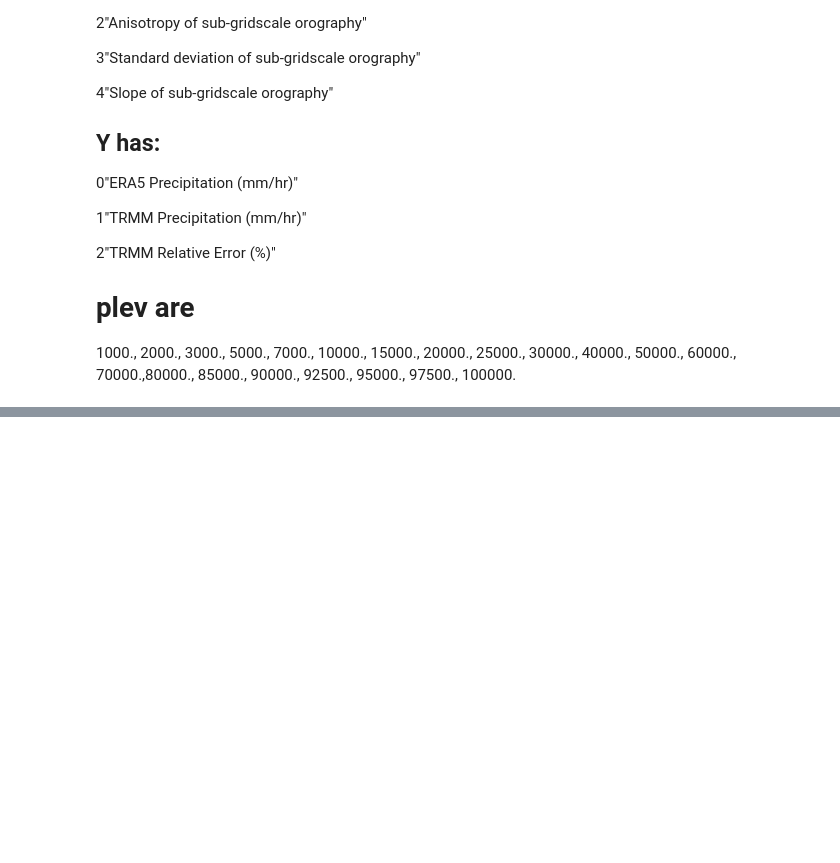
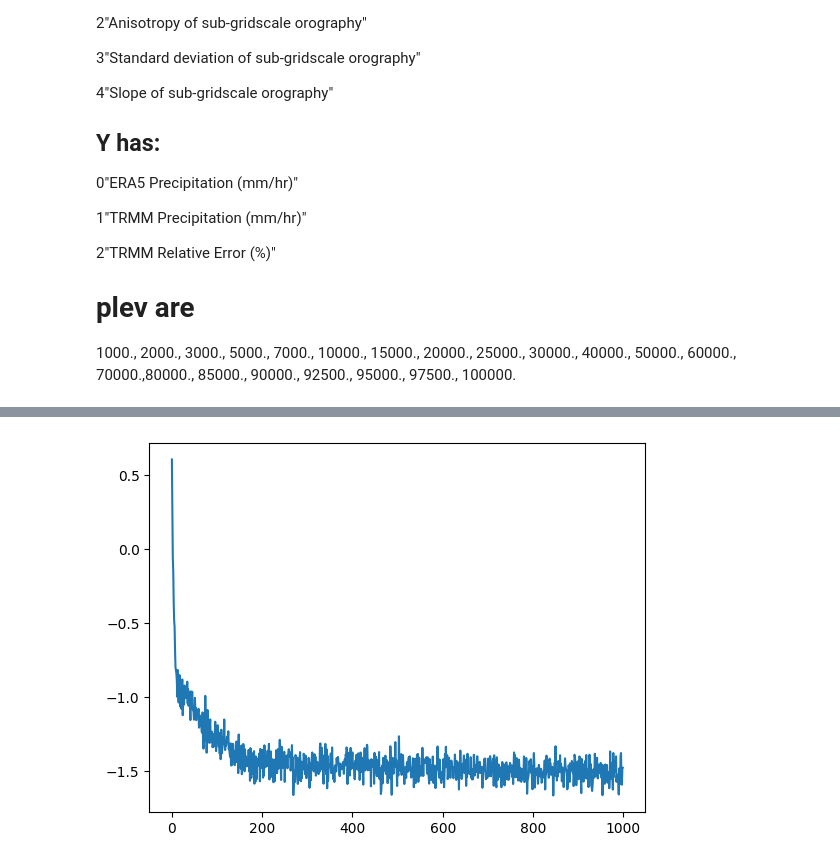
Before and after one commit to JaxGaussianProcesses/GPJax, a Jupyter notebook: Play_2.ipynb, the cells around one changed output, grey strips where cells are left out. Drawn from its saved outputs; the diff is of its cells as text; code cells hidden in the pictures; blank space fills up the shorter version.

```diff
--- a/Play_2.ipynb
+++ b/Play_2.ipynb
@@ -316,7 +336,7 @@ def build_log_prior(tau=None) -> callable:
 
 def init_smoother():
     smoother_input_scale_bijector = tfb.Softplus(low=jnp.array(0.1, dtype=jnp.float64))
-    smoother_mean_bijector =  tfb.SoftClip(low=jnp.min(pressure_levels+1e-3), high=jnp.max(pressure_levels-1e-3))
+    smoother_mean_bijector =  tfb.SoftClip(low=jnp.min(pressure_levels), high=jnp.max(pressure_levels))
     smoother = VerticalSmoother(
         jnp.array([[0.0]*num_3d_variables]),
         jnp.array([[1.0]*num_3d_variables]),
@@ -392,7 +406,6 @@ def init_likelihood(data, obs_stddev = jnp.array(1.0, dtype=jnp.float64) ):
 #likelihood = gpx.likelihoods.Exponential(num_datapoints=D.n)
 likelihood = gpx.likelihoods.Gamma(num_datapoints=D.n).replace_bijector(
     scale1=tfb.SoftClip(low=jnp.array(1e-3, dtype=jnp.float64),high=jnp.array(1e3, dtype=jnp.float64)),
-    scale2=tfb.SoftClip(low=jnp.array(1e-3, dtype=jnp.float64),high=jnp.array(1e3, dtype=jnp.float64)),
     )
 assert jnp.min(D.y) >= 0
 
@@ -408,38 +421,16 @@ num_inducing=25
 # if isinstance(likelihood, (gpx.likelihoods.Exponential, gpx.likelihoods.Gamma)):
 #     variational_mean = jnp.log(jnp.maximum(variational_mean,1e-5))
 
-variational_root_covariance = jnp.eye(num_inducing)
 smoother = init_smoother()
 
 
+inducing_inputs = qmc.Halton(d=problem_info.num_3d_variables+ problem_info.num_2d_variables+problem_info.num_static_variables, seed=1234).random(n=num_inducing)
 
-
-#init_data = D.get_subset(num_inducing, space_filling=True, use_output=False)
-# inducing_inputs_3d = smoother.smooth_data(init_data)[0]
-# inducing_inputs = smoother.smooth_data(init_data)[0]
-#inducing_inputs  = qmc.Halton(d=problem_info.num_variables).random(n=num_inducing)
-
-# inducing_inputs_3d = init_data.X3d[:num_inducing,:,:]
-# inducing_inputs_2d = init_data.X2d[:num_inducing,:]
-# inducing_inputs_static = init_data.Xstatic[:num_inducing,:]
-# #variational_mean = opt_posterior.predict(opt_posterior.smoother.smooth_data(init_data)[0], D_small).mean()[:,None]
-# variational_mean = jnp.log(init_data.y[:num_inducing,:])
-
-
-
-inducing_inputs = qmc.Halton(d=problem_info.num_3d_variables*jnp.shape(problem_info.pressure_levels)[1]+ problem_info.num_2d_variables+problem_info.num_static_variables, seed=1234).random(n=num_inducing)
-inducing_inputs_3d = inducing_inputs[:,:num_3d_variables*jnp.shape(problem_info.pressure_levels)[1]].reshape(num_inducing,problem_info.num_3d_variables, jnp.shape(problem_info.pressure_levels)[1])
-inducing_inputs_2d =inducing_inputs[:,num_3d_variables*jnp.shape(problem_info.pressure_levels)[1]:num_3d_variables*jnp.shape(problem_info.pressure_levels)[1]+num_2d_variables]
-inducing_inputs_static = inducing_inputs[:,num_3d_variables*jnp.shape(problem_info.pressure_levels)[1]+num_2d_variables:]
-
-inducing_inputs = qmc.Halton(d=problem_info.num_3d_variables+ problem_info.num_2d_variables+problem_info.num_static_variables, seed=1234).random(n=num_inducing)
-inducing_inputs_3d = inducing_inputs[:,:num_3d_variables]
-inducing_inputs_2d =inducing_inputs[:,num_3d_variables:num_3d_variables+num_2d_variables]
-inducing_inputs_static = inducing_inputs[:,num_3d_variables+num_2d_variables:]
-
-
-
-
+# look at spread after smoothing to get init range
+samples = qmc.Halton(d=problem_info.num_3d_variables*problem_info.pressure_levels.shape[1], seed=1234).random(n=10_000)
+smoothed_samples = smoother.smooth_X(samples.reshape(10_000,problem_info.num_3d_variables, -1 ))
+inducing_inputs_3d = inducing_inputs[:,:problem_info.num_3d_variables] * (jnp.max(smoothed_samples,0) - jnp.min(smoothed_samples,0)) + jnp.min(smoothed_samples,0)
+inducing_inputs = jnp.hstack([inducing_inputs_3d, inducing_inputs[:,problem_info.num_3d_variables:]])
 
 variational_mean  = jnp.zeros((num_inducing,1), dtype=jnp.float64)
 max_depth = 2
@@ -452,11 +443,8 @@ variational_posterior = VariationalPrecipGP(
     jitter=jnp.array(1e-6, dtype=jnp.float64),
     measure = "empirical",
     second_order_empirical=False,
-    inducing_inputs_3d=inducing_inputs_3d,
-    inducing_inputs_2d = inducing_inputs_2d,
-    inducing_inputs_static = inducing_inputs_static,
-    variational_mean=variational_mean,
-    variational_root_covariance=variational_root_covariance,
+    inducing_inputs=inducing_inputs,
+    parameterisation="standard",
     )
 
 
@@ -465,52 +453,58 @@ plt.figure()
 
 #variational_posterior = variational_posterior.replace_trainable(inducing_inputs_3d=False, inducing_inputs_2d=False, inducing_inputs_static=False)
 variational_posterior = variational_posterior.replace_bijector(
-    inducing_inputs_3d = tfb.SoftClip(low=jnp.array(-1e-3, dtype=jnp.float64),high=jnp.array(1.0+1e-3, dtype=jnp.float64)),
-    inducing_inputs_static = tfb.SoftClip(low=jnp.array(-1e-3, dtype=jnp.float64),high=jnp.array(1.0+1e-3, dtype=jnp.float64)),
-    inducing_inputs_2d = tfb.SoftClip(low=jnp.array(-1e-3, dtype=jnp.float64),high=jnp.array(1.0+1e-3, dtype=jnp.float64)),
+    inducing_inputs = tfb.SoftClip(low=jnp.array(-1e-2, dtype=jnp.float64),high=jnp.array(1.0+1e-2, dtype=jnp.float64)),
     variational_mean = tfb.SoftClip(low=jnp.array(-1e5, dtype=jnp.float64),high=jnp.array(1e3, dtype=jnp.float64)),
     variational_root_covariance = tfb.Chain([tfb.FillTriangular(), tfb.SoftClip(low=jnp.array(-1e3, dtype=jnp.float64),high=jnp.array(1e3, dtype=jnp.float64))]),
     )
+
+
+
+
+model_optim = ox.adam(1e-1)
+variational_optim = ox.adam(1e-2)
+optim_1_pytree = variational_posterior.replace(
+    base_kernels = model_optim,
+    likelihood = model_optim,
+    interaction_variances = model_optim,
+    smoother = model_optim,
+    variational_mean = variational_optim,
+    variational_root_covariance = variational_optim,
+    inducing_inputs= variational_optim,
+    )
+optim_1 = optim_builder(optim_1_pytree)
+
+
+
+#optim_1 = ox.adamw(1e-2)
 opt_variational_posterior, history = gpx.fit(
         model=variational_posterior,
         objective=jax.jit(variational_posterior.loss_fn(negative=True, log_prior=None)), #todo rejit
         train_data=D,
-        optim=ox.adamw(1e-1),
-        num_iters=500,
-        batch_size=512,
+        optim=optim_1,
+        num_iters=1000,
+        batch_size=1024,
         safe=False,
         key=key,
     )
 
 
 
-# variational_posterior = variational_posterior.replace_trainable(inducing_inputs_3d=True, inducing_inputs_2d=True, inducing_inputs_static=True)
-# opt_variational_posterior, history = gpx.fit(
-#         model=opt_variational_posterior,
-#         objective=opt_variational_posterior.loss_fn(negative=True, log_prior=None), #todo rejit
-#         train_data=D,
-#         optim=ox.adamw(1e-1),
-#         num_iters=1000,
-#         batch_size=1024,
-#         safe=False,
-#         key=key,
-#     )
-
-
 
 
 # prep for infernece
 
-plt.plot(history[5:])
+plt.plot(history)
+#plt.ylim(jnp.min(history), jnp.quantile(history,0.99))
 plot_params(problem_info, opt_variational_posterior,D, title="initial fit with small data", print_corr=True)
 try:
     print(f"noise is {opt_variational_posterior.likelihood.obs_stddev}")
 except:
     try:
         print(f"scalee is {opt_variational_posterior.likelihood.scale1}")
-        print(f"scalee is {opt_variational_posterior.likelihood.scale2}")
     except:
         pass
     pass
 print(f"interaction vars {opt_variational_posterior.interaction_variances}")
-plot_interactions(problem_info, opt_variational_posterior, D, k=10, use_range=False)
+plot_interactions(problem_info, opt_variational_posterior, D, k=5, use_range=False)
+# %% [output]
@@ -516,0 +514 @@ plot_interactions(problem_info, opt_variational_posterior, D, k=10, use_range=Fa
+[figure, added]
```
Also changed, not shown: parts of 8 cells of this notebook, 3 other files.
